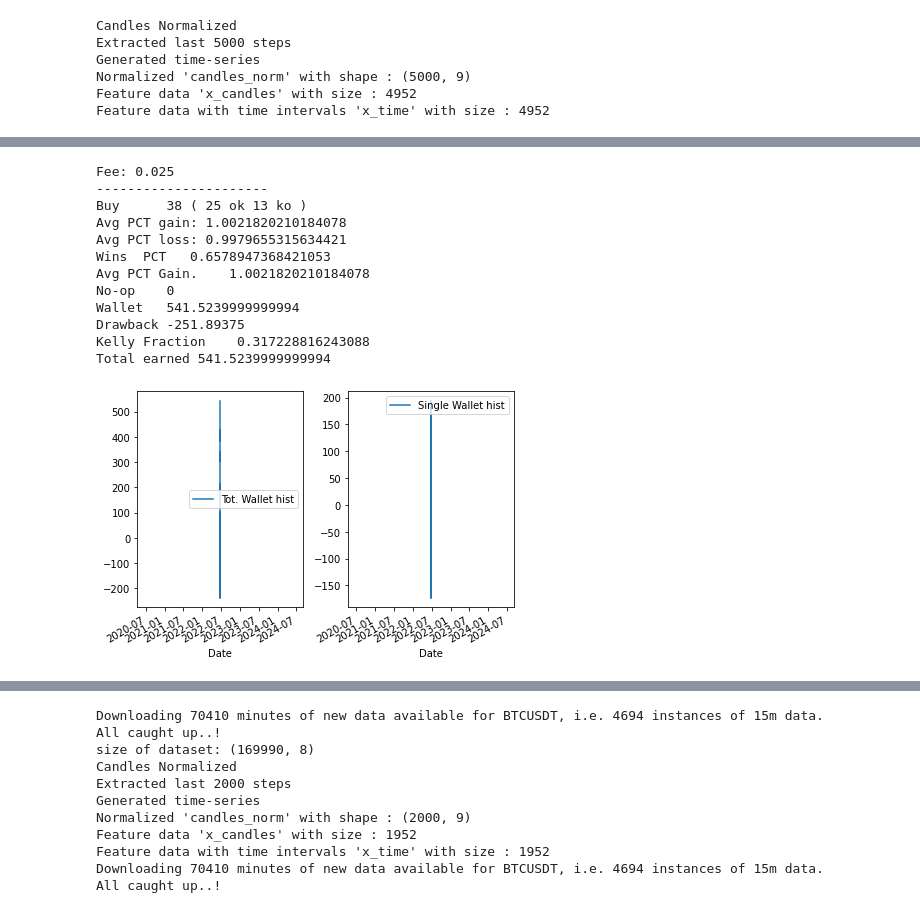
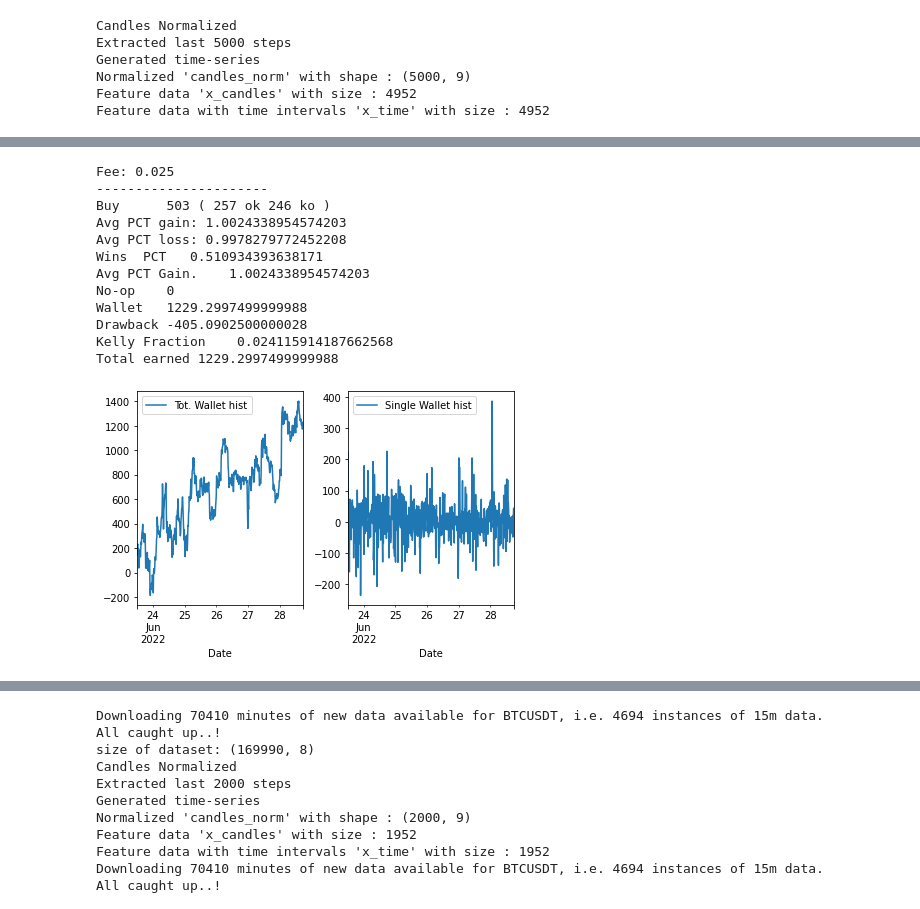
Before and after one commit to gabriele16/sats4u, a Jupyter notebook: colab/LSTM-CNN-BitCoin-Test-Trade.ipynb, the cells around one changed output, grey strips where cells are left out. Drawn from its saved outputs; the diff is of its cells as text; code cells hidden in the pictures.

Commit message:
change plotting of backtest

```diff
--- a/colab/LSTM-CNN-BitCoin-Test-Trade.ipynb
+++ b/colab/LSTM-CNN-BitCoin-Test-Trade.ipynb
@@ -188,17 +167,17 @@ wallet_hist_df
 # %%
-wallet_hist_df,wallet,kelly_frac = s2b.backtest_df(df_preds_true.dropna().iloc[-new_time_steps*2:], ts_btc.step_back, long_short = "long", fee=0.025)
+wallet_hist_df,wallet,kelly_frac = s2b.backtest_df(df_preds_true.dropna().iloc[-new_time_steps*2:], ts_btc.step_back, long_short = "longshort", fee=0.025)
 s2b.show_backtest_results(wallet,wallet_hist_df)
 # %% [output]
 Fee: 0.025
 ----------------------
-Buy      38 ( 25 ok 13 ko )
-Avg PCT gain: 1.0021820210184078
-Avg PCT loss: 0.9979655315634421
-Wins  PCT   0.6578947368421053
-Avg PCT Gain.    1.0021820210184078
+Buy      503 ( 257 ok 246 ko )
+Avg PCT gain: 1.0024338954574203
+Avg PCT loss: 0.9978279772452208
+Wins  PCT   0.510934393638171
+Avg PCT Gain.    1.0024338954574203
 No-op    0
-Wallet   541.5239999999994
-Drawback -251.89375
-Kelly Fraction    0.317228816243088
-Total earned 541.5239999999994
+Wallet   1229.2997499999988
+Drawback -405.0902500000028
+Kelly Fraction    0.024115914187662568
+Total earned 1229.2997499999988
-[figure, old version]
+[figure, new version]
```
Also changed, not shown: parts of 9 cells of this notebook, 1 other file.
